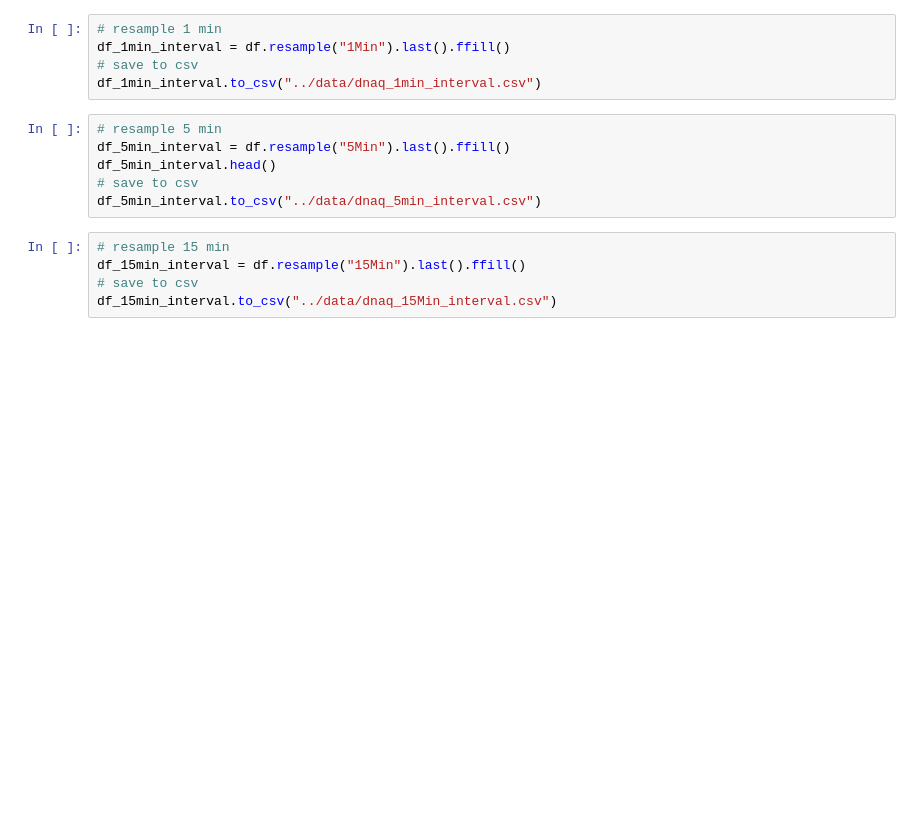
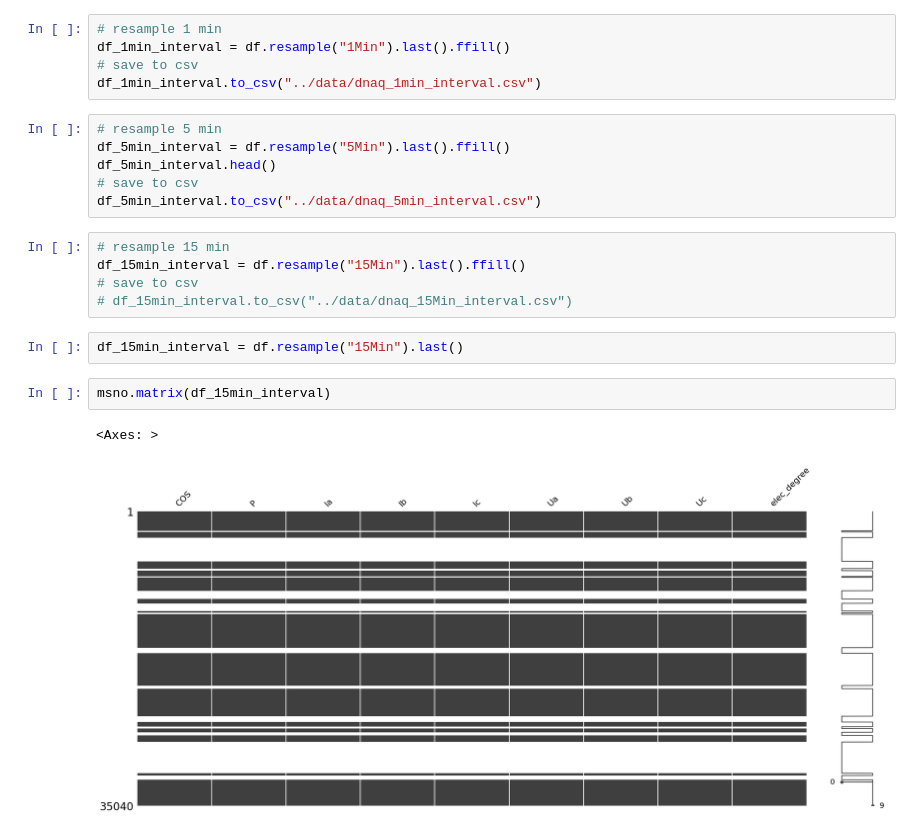
Before and after one commit to Raopend/voltage-current-prediction, a Jupyter notebook: notebook/data-processing.ipynb, the cells around one changed output. Cells and saved outputs as stored; diff of their text form; blank space fills up the shorter version.

```diff
--- a/notebook/data-processing.ipynb
+++ b/notebook/data-processing.ipynb
@@ -88,4 +89,11 @@ df_5min_interval.to_csv("../data/dnaq_5min_interval.csv")
 # resample 15 min
 df_15min_interval = df.resample("15Min").last().ffill()
 # save to csv
-df_15min_interval.to_csv("../data/dnaq_15Min_interval.csv")
+# df_15min_interval.to_csv("../data/dnaq_15Min_interval.csv")
+# %%
+df_15min_interval = df.resample("15Min").last()
+# %%
+msno.matrix(df_15min_interval)
+# %% [output]
+<Axes: >
+[figure, added]
```
Also changed, not shown: parts of 1 cell of this notebook, 4 other files.
